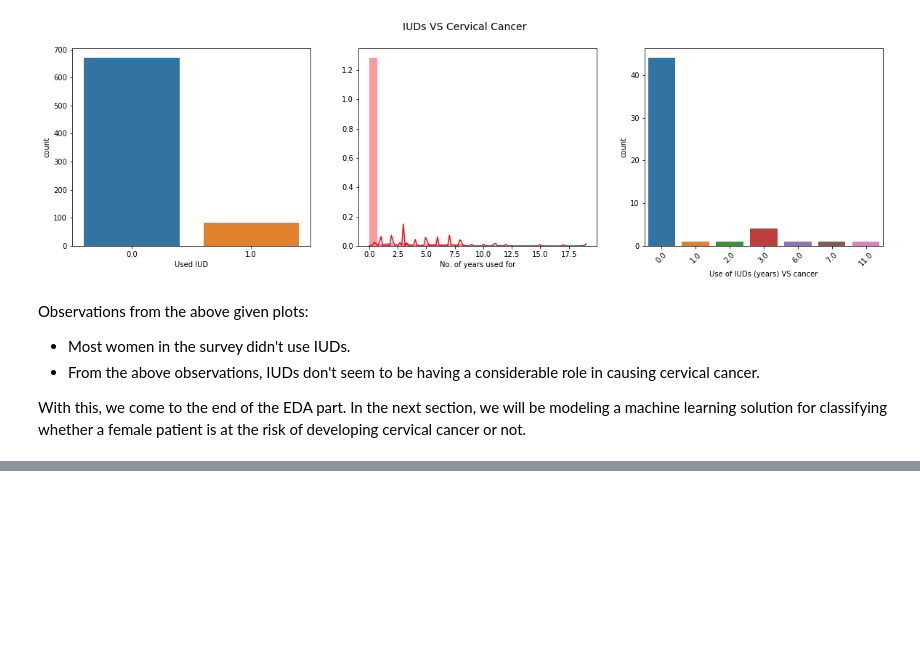
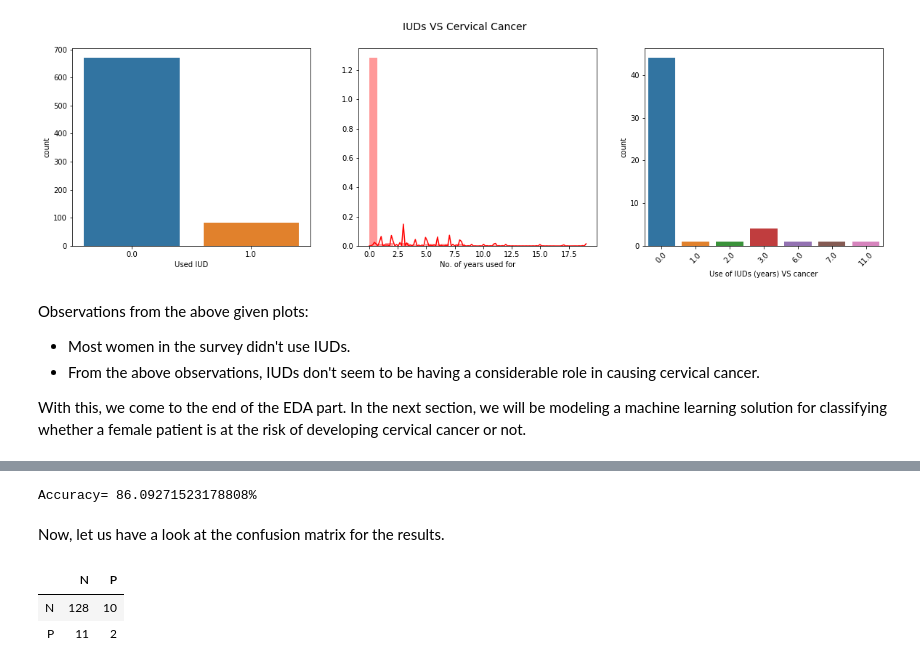
Before and after one commit to GDGCVITBHOPAL/Machine-Learning-Projects, a Jupyter notebook: Cervical-Cancer-Risk/cervicalCancer-ML.ipynb, the cells around one changed output, grey strips where cells are left out. Saved outputs shown, nothing was run; the diff lists cells and outputs as text; code cells hidden in the pictures; blank space fills up the shorter version.

```diff
--- a/Cervical-Cancer-Risk/cervicalCancer-ML.ipynb
+++ b/Cervical-Cancer-Risk/cervicalCancer-ML.ipynb
@@ -272,0 +281,29 @@ With this, we come to the end of the EDA part. In the next section, we will be m
+# %%
+# step-1: Importing the decision tree classifier class from sklearn
+from sklearn.tree import DecisionTreeClassifier
+
+# step-2: Creating class object w/ default parameters
+tree_model = DecisionTreeClassifier()
+
+# step-3: Training the model
+tree_model.fit(X_train, y_train)
+
+# step-4: Testing the model
+from sklearn.metrics import accuracy_score # importing accuracy calculation method
+y_test_preds = tree_model.predict(X_test) # generating predictions
+print('Accuracy= '+ str(accuracy_score(y_test_preds, y_test) * 100) + '%')
+# %% [output]
+Accuracy= 86.09271523178808%
+# %% [markdown]
+Now, let us have a look at the confusion matrix for the results.
+# %%
+from sklearn.metrics import confusion_matrix
+
+cfm = pd.DataFrame(confusion_matrix(y_test, y_test_preds))
+cfm.columns= ['N', 'P']
+cfm.index = ['N', 'P']
+cfm
+# %% [output]
+|  | N | P |
+| N | 128 | 10 |
+| P | 11 | 2 |
```
Also changed, not shown: parts of 17 cells of this notebook.
